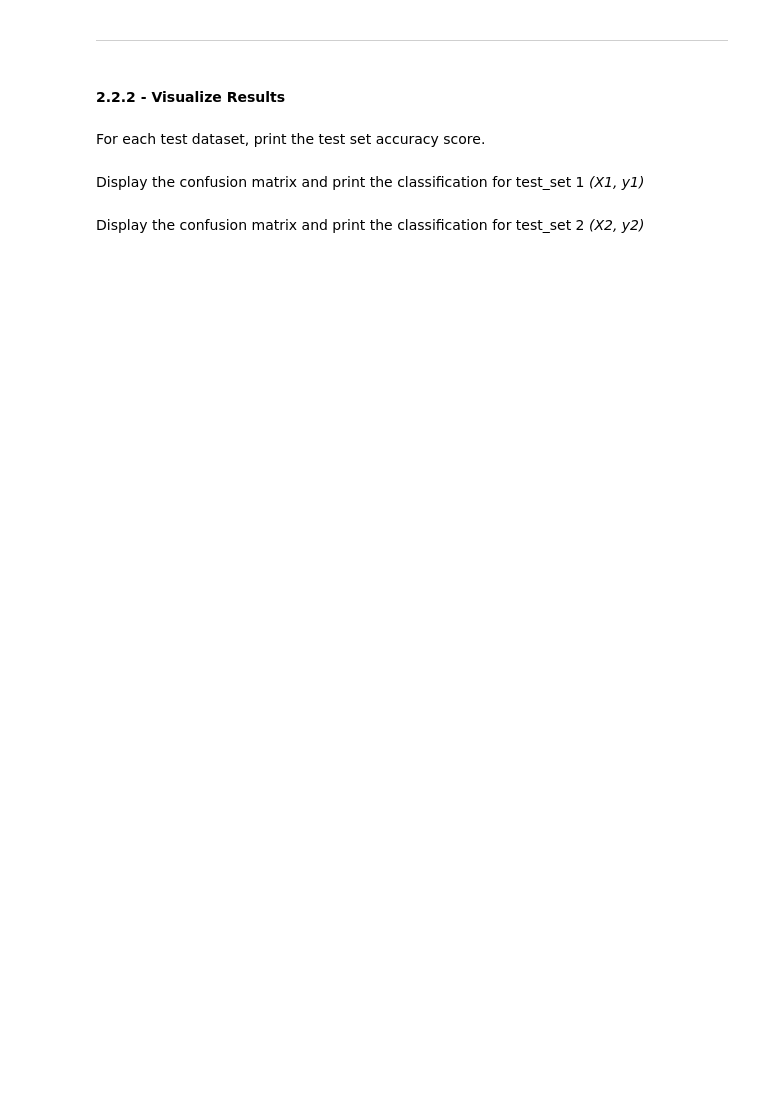
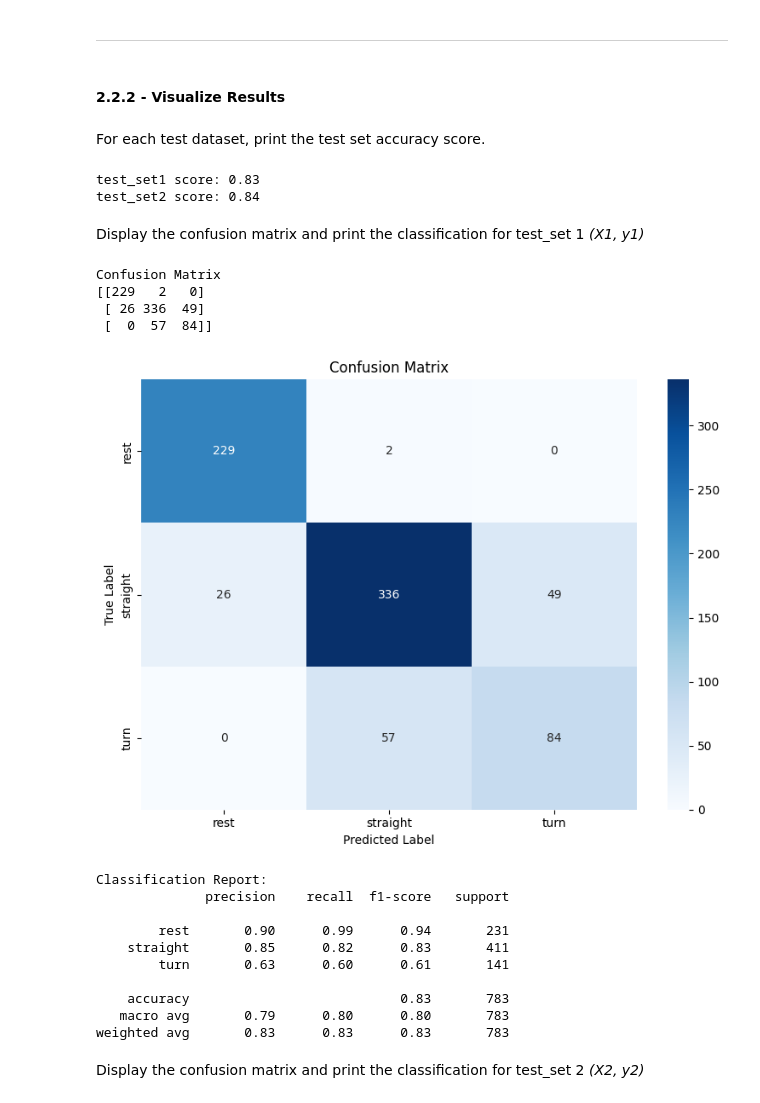
Before and after one commit to quinnledingham/engg680_2024_fall, a Jupyter notebook: Lab_Assignment4/VehicleMotionStateClassification.ipynb, the cells around one changed output. Drawn from its saved outputs; the diff is of its cells as text; code cells hidden in the pictures; blank space fills up the shorter version.

```diff
--- a/Lab_Assignment4/VehicleMotionStateClassification.ipynb
+++ b/Lab_Assignment4/VehicleMotionStateClassification.ipynb
@@ -458,5 +544,8 @@ Seperate the testsets into the selected features and target vectors *(X1, y1)* a
 # TODO - Load the target vector from test_set1 into y1, and the selected features from test_set1 into X1
 # (1 marks)
 # y1 =
+y1 = test_set1['motion_state']
 # X1 =
+selected_features = ['ax_var', 'ay_var', 'az_sum', 'a_sum', 'gz_var']
+X1 = test_set1[selected_features]
 X1.head(2)
@@ -475,10 +574,33 @@ For each test dataset, print the test set accuracy score.
 # TODO - Print test score accuracies for test_set1 and test_set2
 #print("test_set1 score: {:.2f}".format(???))
 #print("test_set2 score: {:.2f}".format(???))
+print("test_set1 score: {:.2f}".format(grid.score(X1, y1)))
+print("test_set2 score: {:.2f}".format(grid.score(X2, y2)))
+# %% [output]
+test_set1 score: 0.83
+test_set2 score: 0.84
 # %% [markdown]
 Display the confusion matrix and print the classification for test_set 1 *(X1, y1)*
 # %%
 # TODO - Display confusion matrix and print classification report for (X1, y1)
+y1_pred = best_model.predict(X1)
+display_cm_cr(y1, y1_pred)
+# %% [output]
+Confusion Matrix
+[[229   2   0]
+ [ 26 336  49]
+ [  0  57  84]]
+[figure, added]
+Classification Report:
+              precision    recall  f1-score   support
+
+        rest       0.90      0.99      0.94       231
+    straight       0.85      0.82      0.83       411
+        turn       0.63      0.60      0.61       141
+
+    accuracy                           0.83       783
+   macro avg       0.79      0.80      0.80       783
+weighted avg       0.83      0.83      0.83       783
 # %% [markdown]
 Display the confusion matrix and print the classification for test_set 2 *(X2, y2)*
 # %%
```
Also changed, not shown: parts of 19 cells of this notebook.
